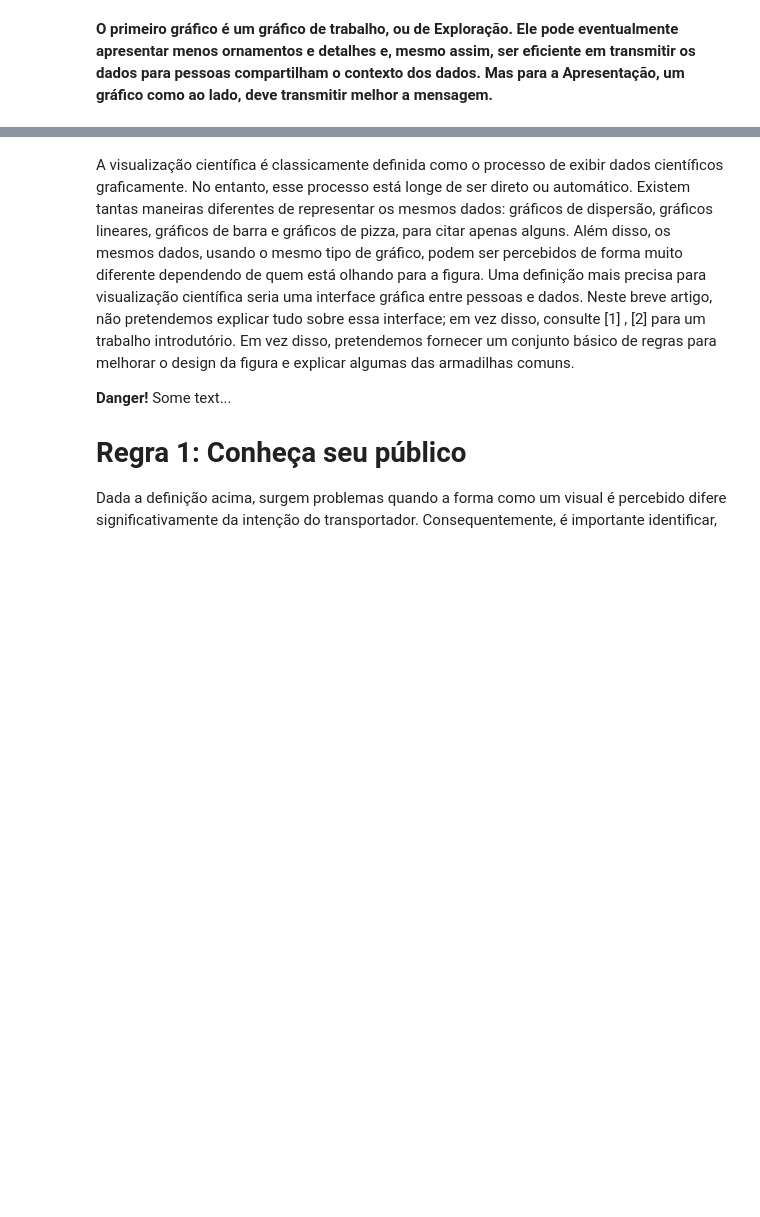
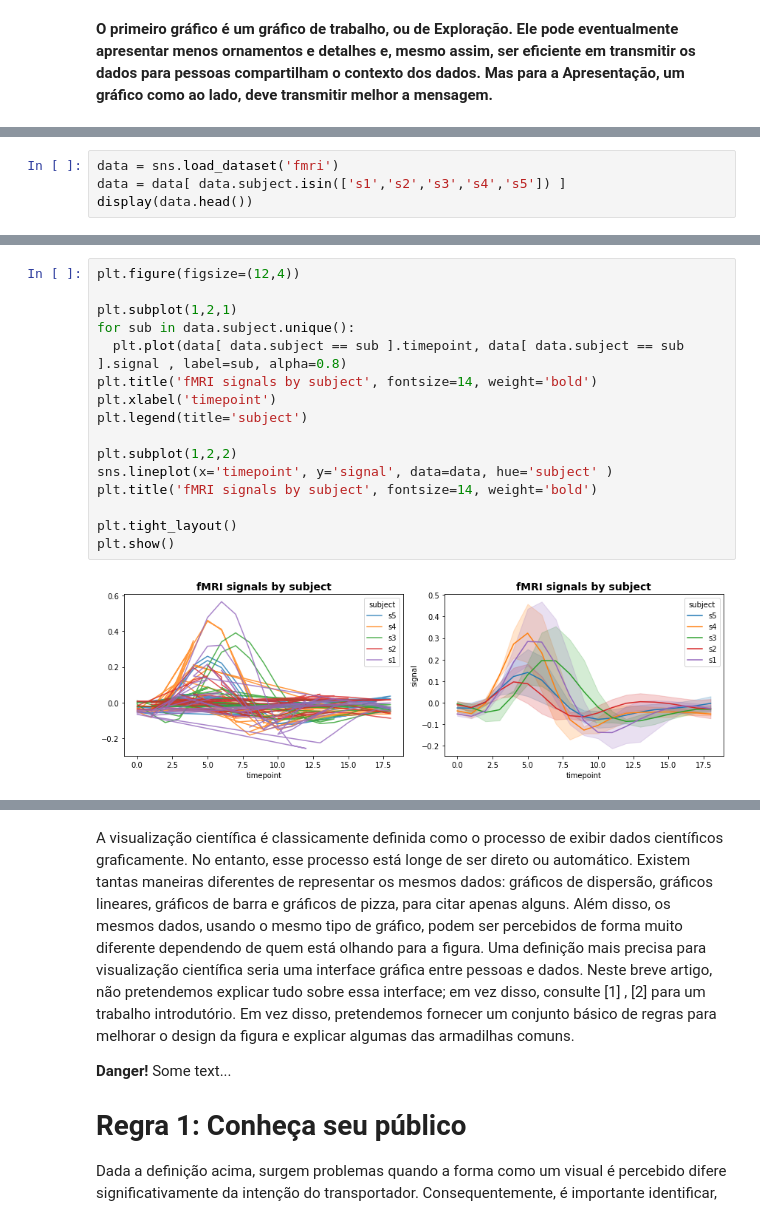
Before and after one commit to Rogerio-mack/Visualizacao-de-Dados-em-Python, a Jupyter notebook: c7_parte_1.ipynb, the cells around one changed output, grey strips where cells are left out. Drawn from its saved outputs; the diff is of its cells as text; blank space fills up the shorter version.

```diff
--- a/c7_parte_1.ipynb
+++ b/c7_parte_1.ipynb
@@ -157,0 +158,4 @@ plt.show()
+# %%
+data = sns.load_dataset('fmri')
+data = data[ data.subject.isin(['s1','s2','s3','s4','s5']) ]
+display(data.head())
@@ -157,0 +169,18 @@ plt.show()
+# %%
+plt.figure(figsize=(12,4))
+
+plt.subplot(1,2,1)
+for sub in data.subject.unique():
+  plt.plot(data[ data.subject == sub ].timepoint, data[ data.subject == sub ].signal , label=sub, alpha=0.8)
+plt.title('fMRI signals by subject', fontsize=14, weight='bold')
+plt.xlabel('timepoint')
+plt.legend(title='subject')
+
+plt.subplot(1,2,2)
+sns.lineplot(x='timepoint', y='signal', data=data, hue='subject' )
+plt.title('fMRI signals by subject', fontsize=14, weight='bold')
+
+plt.tight_layout()
+plt.show()
+# %% [output]
+[figure, added]
```
Also changed, not shown: parts of 9 cells of this notebook.
